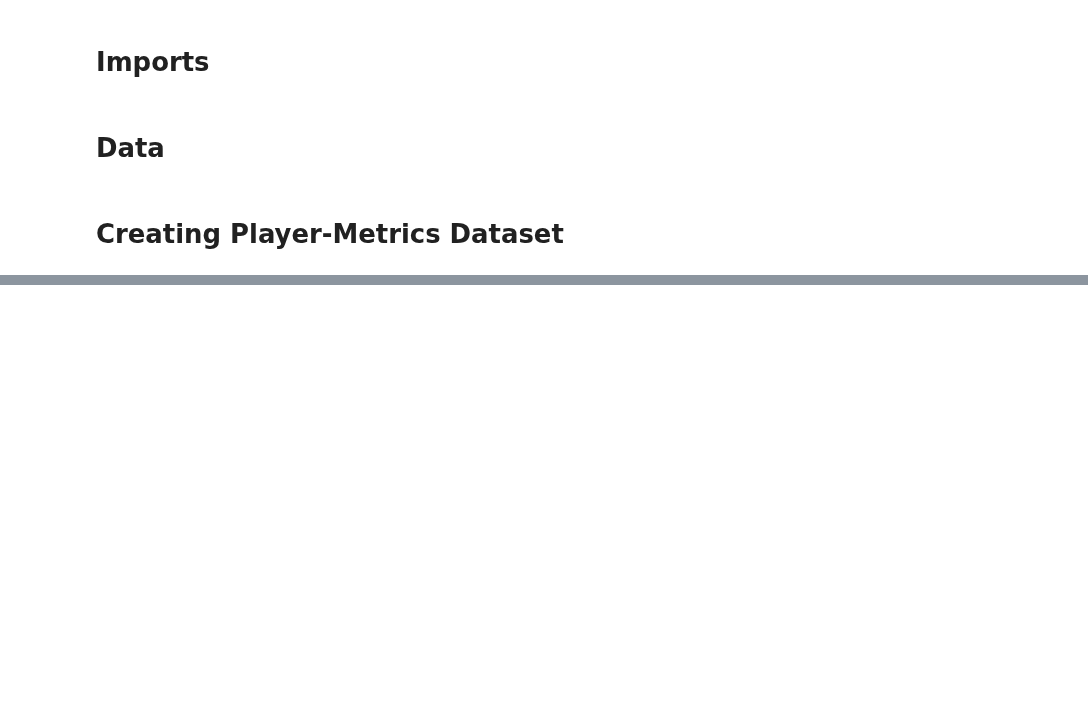
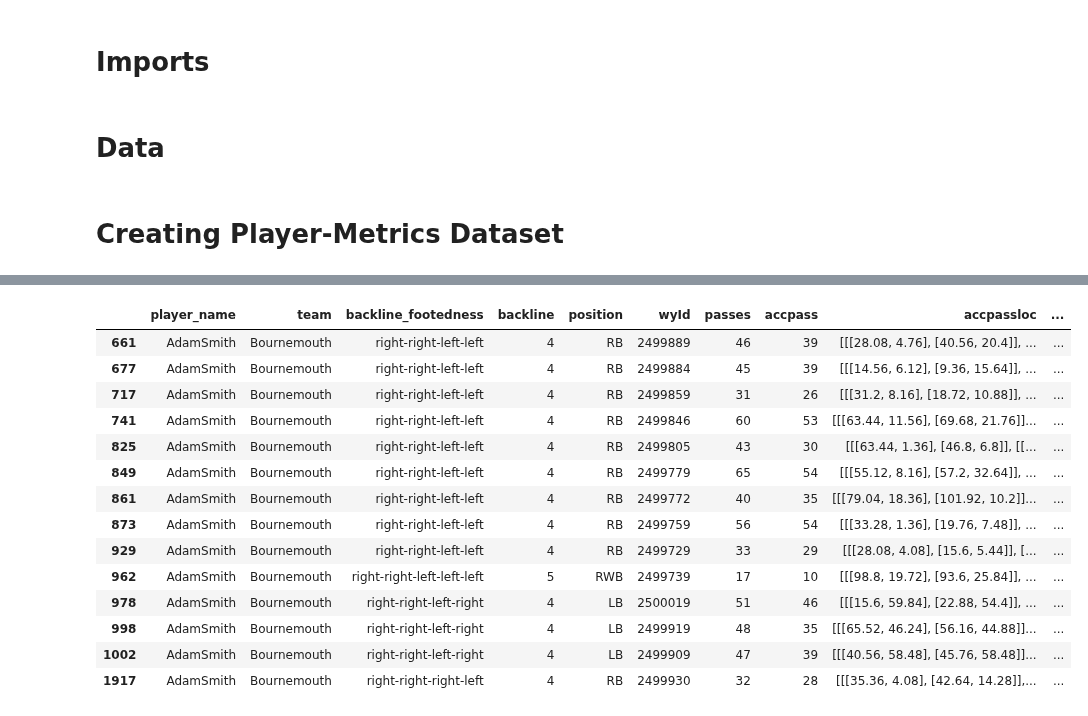
Before and after one commit to grovershreyf9t/FootballPlayerFootedness, a Jupyter notebook: code/8_playerwise_metricscollection.ipynb, the cells around one changed output, grey strips where cells are left out. Drawn from its saved outputs; the diff is of its cells as text; code cells hidden in the pictures; blank space fills up the shorter version.

```diff
--- a/code/8_playerwise_metricscollection.ipynb
+++ b/code/8_playerwise_metricscollection.ipynb
@@ -161,3 +183,21 @@ player_metrics.tail(20)
+# %%
+player_metrics.loc[player_metrics['player_name']=='AdamSmith']
+# %% [output]
+|  | player_name | team | backline_footedness | backline | position | wyId | passes | accpass | accpassloc | ... |
+| 661 | AdamSmith | Bournemouth | right-right-left-left | 4 | RB | 2499889 | 46 | 39 | [[[28.08, 4.76], [40.56, 20.4]], ... | ... |
+| 677 | AdamSmith | Bournemouth | right-right-left-left | 4 | RB | 2499884 | 45 | 39 | [[[14.56, 6.12], [9.36, 15.64]], ... | ... |
+| 717 | AdamSmith | Bournemouth | right-right-left-left | 4 | RB | 2499859 | 31 | 26 | [[[31.2, 8.16], [18.72, 10.88]], ... | ... |
+| 741 | AdamSmith | Bournemouth | right-right-left-left | 4 | RB | 2499846 | 60 | 53 | [[[63.44, 11.56], [69.68, 21.76]]... | ... |
+| 825 | AdamSmith | Bournemouth | right-right-left-left | 4 | RB | 2499805 | 43 | 30 | [[[63.44, 1.36], [46.8, 6.8]], [[... | ... |
+| 849 | AdamSmith | Bournemouth | right-right-left-left | 4 | RB | 2499779 | 65 | 54 | [[[55.12, 8.16], [57.2, 32.64]], ... | ... |
+| 861 | AdamSmith | Bournemouth | right-right-left-left | 4 | RB | 2499772 | 40 | 35 | [[[79.04, 18.36], [101.92, 10.2]]... | ... |
+| 873 | AdamSmith | Bournemouth | right-right-left-left | 4 | RB | 2499759 | 56 | 54 | [[[33.28, 1.36], [19.76, 7.48]], ... | ... |
+| 929 | AdamSmith | Bournemouth | right-right-left-left | 4 | RB | 2499729 | 33 | 29 | [[[28.08, 4.08], [15.6, 5.44]], [... | ... |
+| 962 | AdamSmith | Bournemouth | right-right-left-left-left | 5 | RWB | 2499739 | 17 | 10 | [[[98.8, 19.72], [93.6, 25.84]], ... | ... |
+| 978 | AdamSmith | Bournemouth | right-right-left-right | 4 | LB | 2500019 | 51 | 46 | [[[15.6, 59.84], [22.88, 54.4]], ... | ... |
+| 998 | AdamSmith | Bournemouth | right-right-left-right | 4 | LB | 2499919 | 48 | 35 | [[[65.52, 46.24], [56.16, 44.88]]... | ... |
+| 1002 | AdamSmith | Bournemouth | right-right-left-right | 4 | LB | 2499909 | 47 | 39 | [[[40.56, 58.48], [45.76, 58.48]]... | ... |
+| 1917 | AdamSmith | Bournemouth | right-right-right-left | 4 | RB | 2499930 | 32 | 28 | [[[35.36, 4.08], [42.64, 14.28]],... | ... |
 # %%
 # Function to extract dominant foot information
 def extract_foot(a,b):
```
Also changed, not shown: parts of 12 cells of this notebook, 1 other file.
